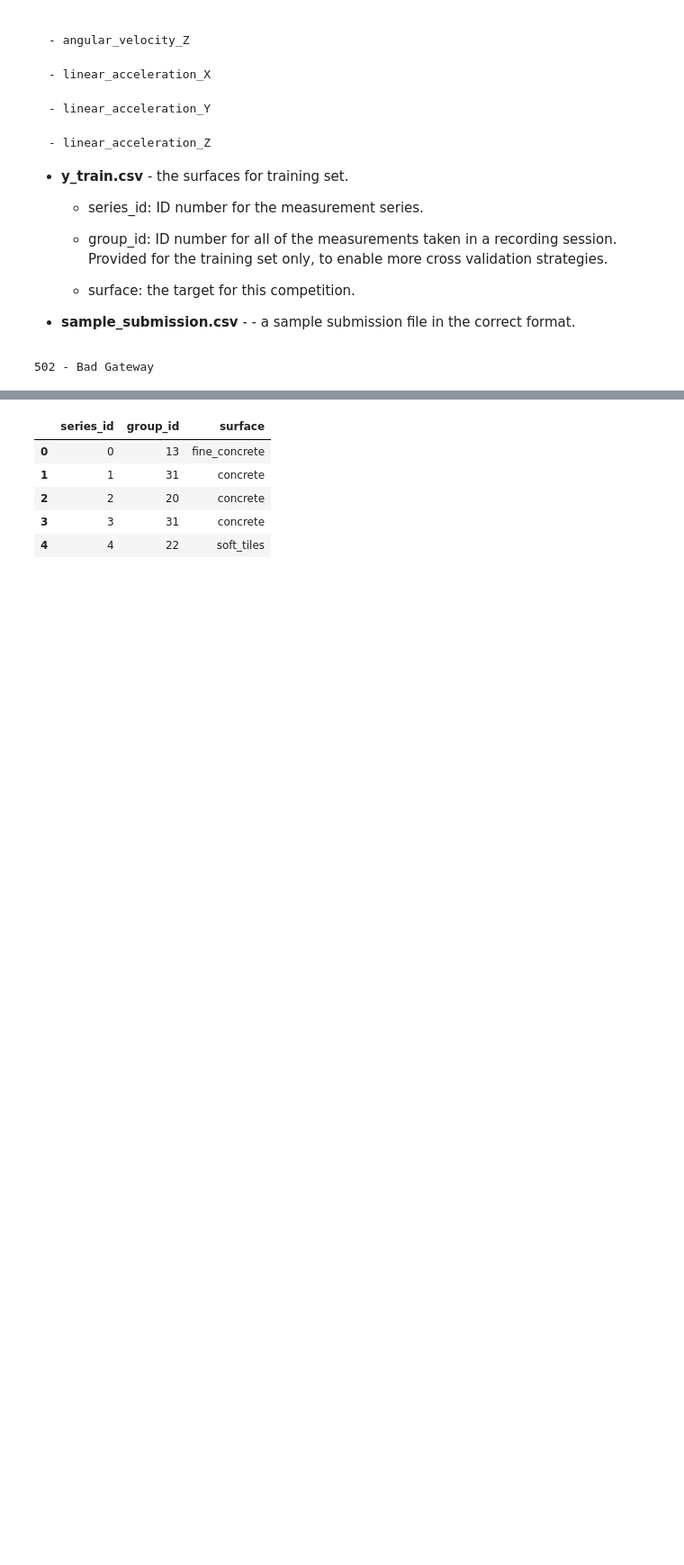
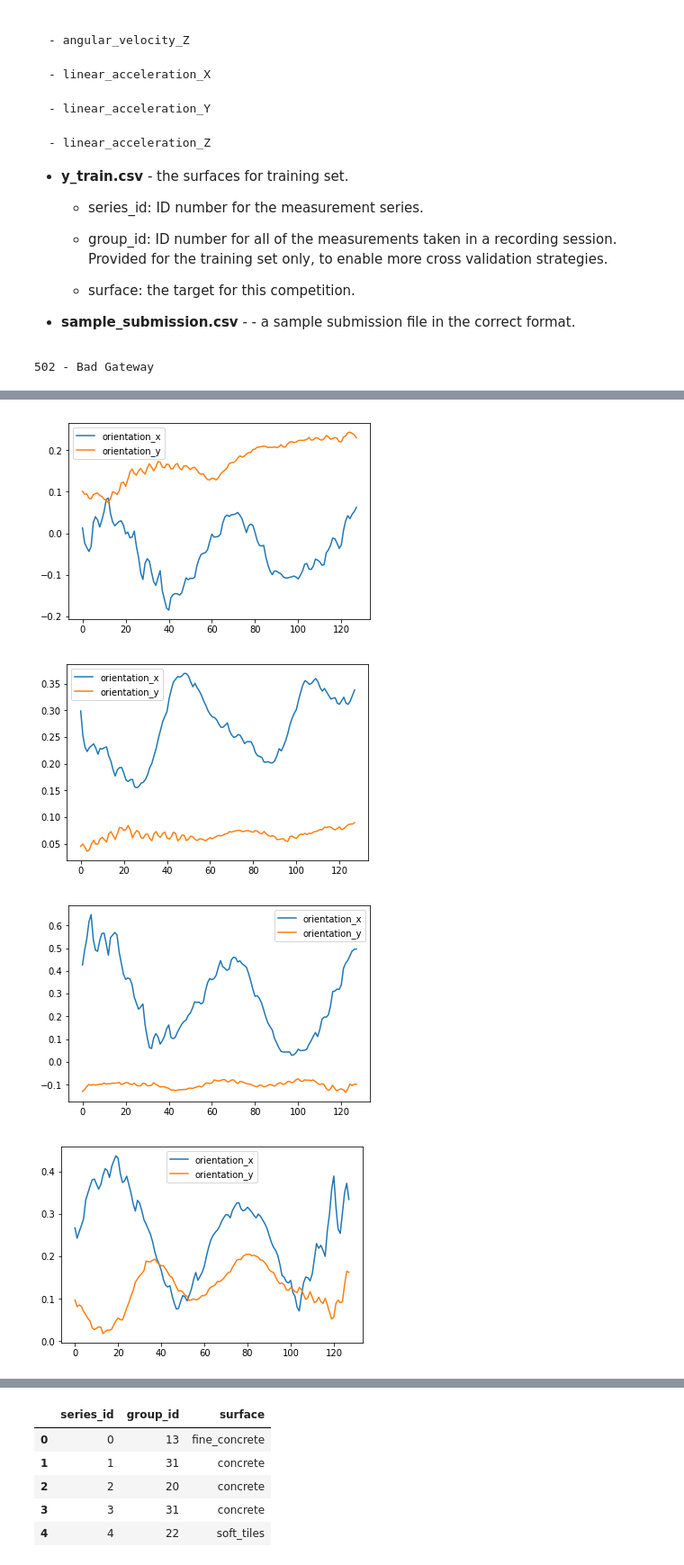
Before and after one commit to HassanSaied/HelpNavigateRobots, a Jupyter notebook: HelpNavigateRobots.ipynb, the cells around one changed output, grey strips where cells are left out. Shown at 90% size. Saved outputs shown, nothing was run; the diff lists cells and outputs as text; code cells hidden in the pictures; blank space fills up the shorter version.

```diff
--- a/HelpNavigateRobots.ipynb
+++ b/HelpNavigateRobots.ipynb
@@ -84,0 +120,23 @@ x_train.head()
+# %%
+from scipy.spatial.transform import Rotation as R
+rotation_angles = R.from_quat(np.transpose([x_train_concrete.orientation_X,x_train_concrete.orientation_Y,x_train_concrete.orientation_Z,x_train_concrete.orientation_W]))
+euler_rotation_angles = rotation_angles.as_euler('xyz',degrees=True)
+euler_rotation_angles = np.transpose(euler_rotation_angles)
+angles_frame = pd.DataFrame( {'row_id':x_train_concrete.row_id,
+                            'series_id':x_train_concrete.series_id,
+                            'measurement_number': x_train_concrete.measurement_number,
+                            'orientation_x':euler_rotation_angles[0] - np.mean(euler_rotation_angles[0]),
+                            'orientation_y':euler_rotation_angles[1] - np.mean(euler_rotation_angles[1]),
+                            'orientation_z':euler_rotation_angles[2] - np.mean(euler_rotation_angles[2])})
+# %%
+for series_id in angles_frame.series_id.unique()[:10]:
+    x_train_concrete_series = angles_frame[angles_frame.series_id == series_id]
+    for i in range(3,5):
+        plt.plot(x_train_concrete_series.measurement_number,x_train_concrete_series.iloc[:,i])
+    plt.legend()
+    plt.show()
+# %% [output]
+[figure, added]
+[figure, added]
+[figure, added]
+[figure, added]
```
Also changed, not shown: parts of 11 cells of this notebook, 3 other files.
